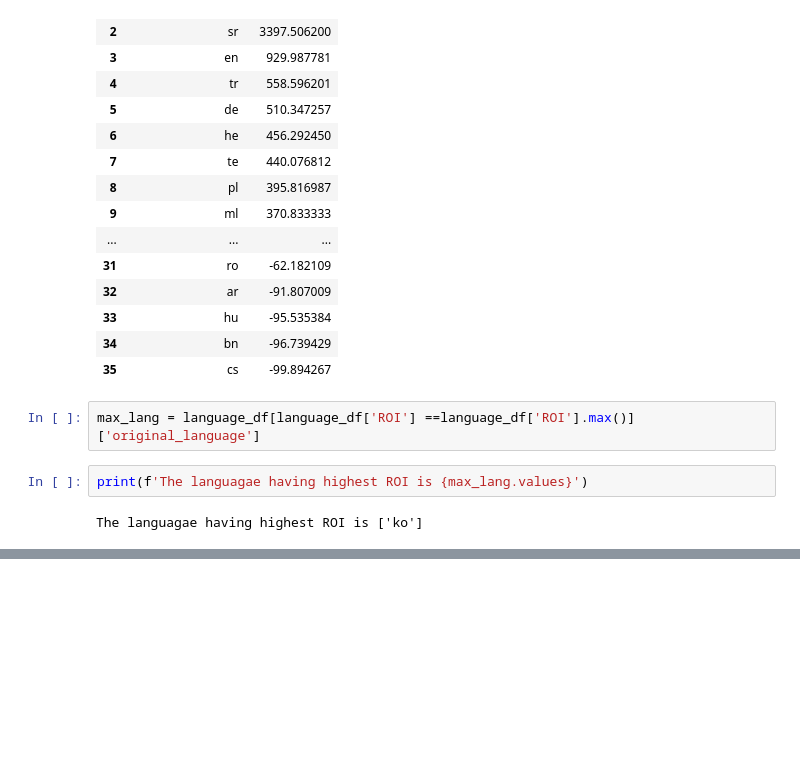
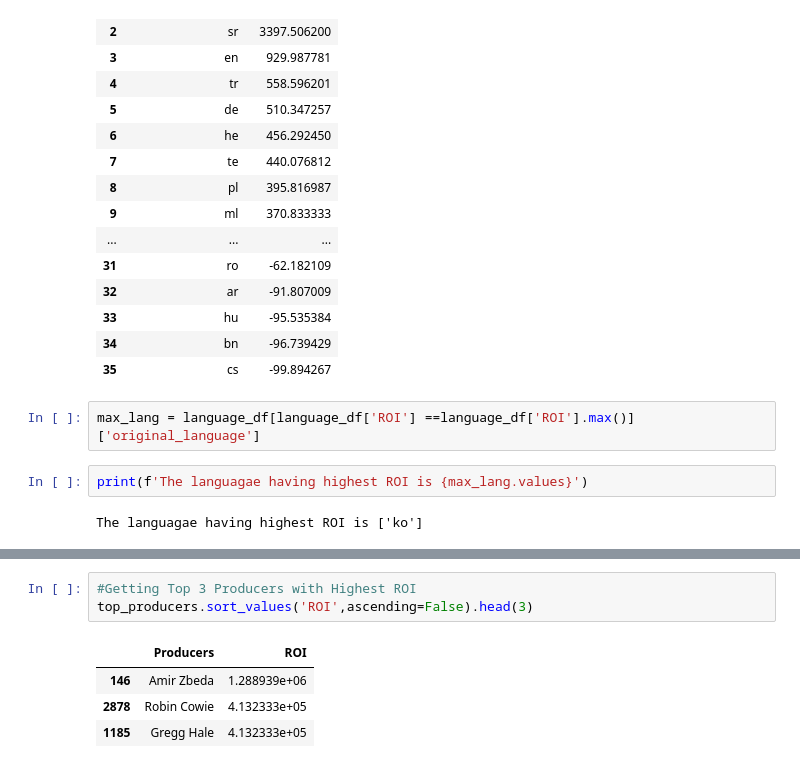
Before and after one commit to Laxmi884/EDA_IMDB_DataSet, a Jupyter notebook: EDA_on_IMDB_Dataset.ipynb, the cells around one changed output, grey strips where cells are left out. Cells and saved outputs as stored; diff of their text form; blank space fills up the shorter version.

```diff
--- a/EDA_on_IMDB_Dataset.ipynb
+++ b/EDA_on_IMDB_Dataset.ipynb
@@ -202,0 +323,8 @@ The languagae having highest ROI is ['ko']
+# %%
+#Getting Top 3 Producers with Highest ROI
+top_producers.sort_values('ROI',ascending=False).head(3)
+# %% [output]
+|  | Producers | ROI |
+| 146 | Amir Zbeda | 1.288939e+06 |
+| 2878 | Robin Cowie | 4.132333e+05 |
+| 1185 | Gregg Hale | 4.132333e+05 |
```
Also changed, not shown: parts of 20 cells of this notebook.
